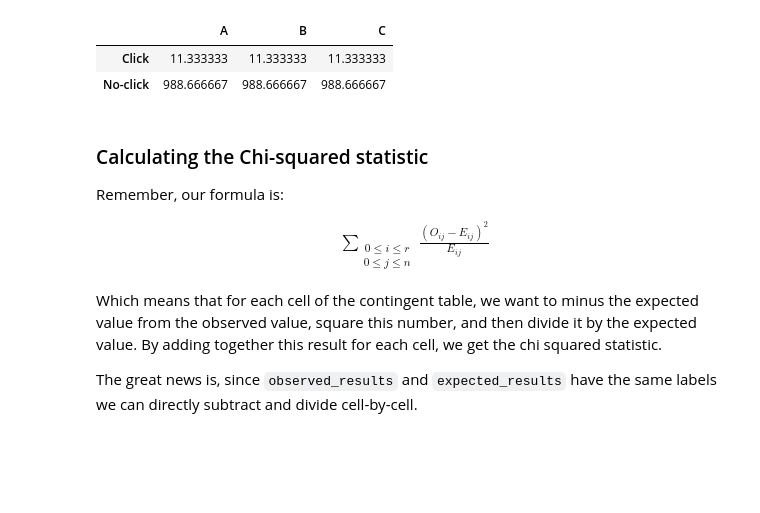
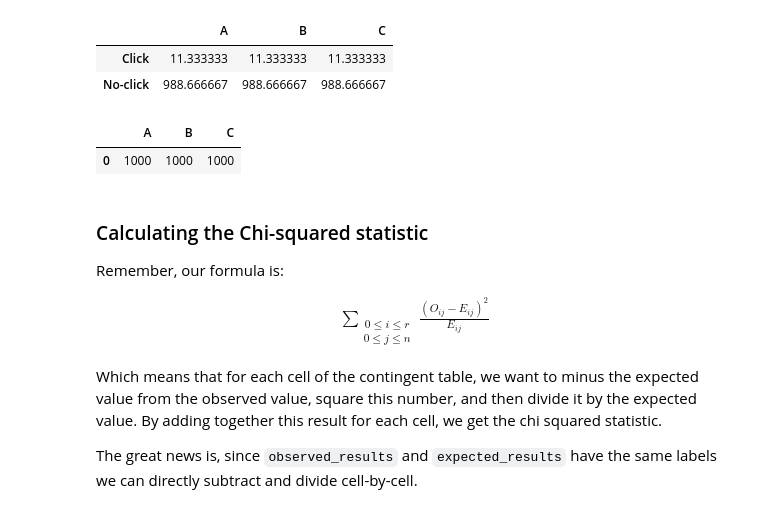
Before and after one commit to Cooljoe67/a_b_testing_notebooks, a Jupyter notebook: 6_chi_square_test_structure.ipynb, the cells around one changed output. Drawn from its saved outputs; the diff is of its cells as text; code cells hidden in the pictures; blank space fills up the shorter version.

```diff
--- a/6_chi_square_test_structure.ipynb
+++ b/6_chi_square_test_structure.ipynb
@@ -193,6 +193,11 @@ expected_results
 |  | A | B | C |
 | Click | 11.333333 | 11.333333 | 11.333333 |
 | No-click | 988.666667 | 988.666667 | 988.666667 |
+# %%
+observed_results.sum(axis=0).to_frame().T
+# %% [output]
+|  | A | B | C |
+| 0 | 1000 | 1000 | 1000 |
 # %% [markdown]
 ### Calculating the Chi-squared statistic
 
```
Also changed, not shown: parts of 16 cells of this notebook.
